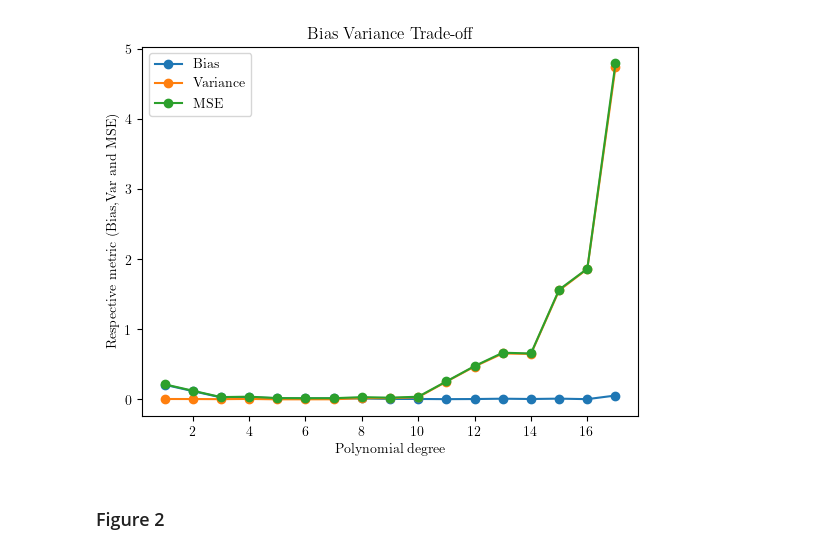
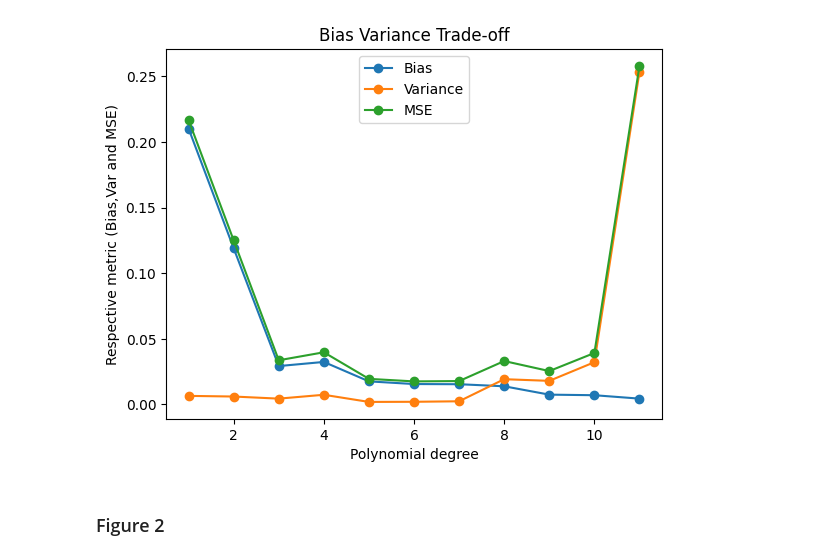
Before and after one commit to Bror1n/FYS-STK3155, a Jupyter notebook: projects/project 1/Code/codeForPlots.ipynb, the cells around one changed output. Saved outputs shown, nothing was run; the diff lists cells and outputs as text; code cells hidden in the pictures.

Commit message:
Made biasVarPlot look better

```diff
--- a/projects/project 1/Code/codeForPlots.ipynb
+++ b/projects/project 1/Code/codeForPlots.ipynb
@@ -14,7 +14,7 @@ bootstraps = 1000
 
 x = np.linspace(-5, 5, n)
 y = np.exp(-(x**2)) + 1.5 * np.exp(-((x - 2) ** 2)) + np.random.normal(0, 0.1)
-degree = 18
+degree = 12
 
 biases = []
 variances = []
@@ -54,25 +54,25 @@ for p in range(1, degree):
     variances.append(variance)
     mses.append(mse)
 # %%
-plt.rcParams.update({
-    "text.usetex": True,
-    "font.family": "serif",
-    "font.serif": ["Computer Modern Roman"],
-})
+#plt.rcParams.update({
+#    "text.usetex": True,
+#    "font.family": "serif",
+#    "font.serif": ["Computer Modern Roman"],
+#})
 
 
 
 plt.plot(range(1,degree),biases,marker="o",label="Bias")
 plt.plot(range(1,degree),variances,marker="o",label="Variance")
 plt.plot(range(1,degree),mses,marker="o",label="MSE")
 plt.xlabel("Polynomial degree")
 plt.ylabel("Respective metric (Bias,Var and MSE)")
 plt.title("Bias Variance Trade-off")
 plt.legend()
-plt.savefig("/Users/bror/Downloads/figures_fys/biasVarTrade.pdf")
+#plt.savefig("/Users/bror/Downloads/figures_fys/biasVarTrade.pdf")
 plt.show()
 # %% [output]
-[figure, old version]
+[figure, new version]
 # %% [markdown]
 ### Figure 2
 # %%
```
Also changed, not shown: 1 other file.
